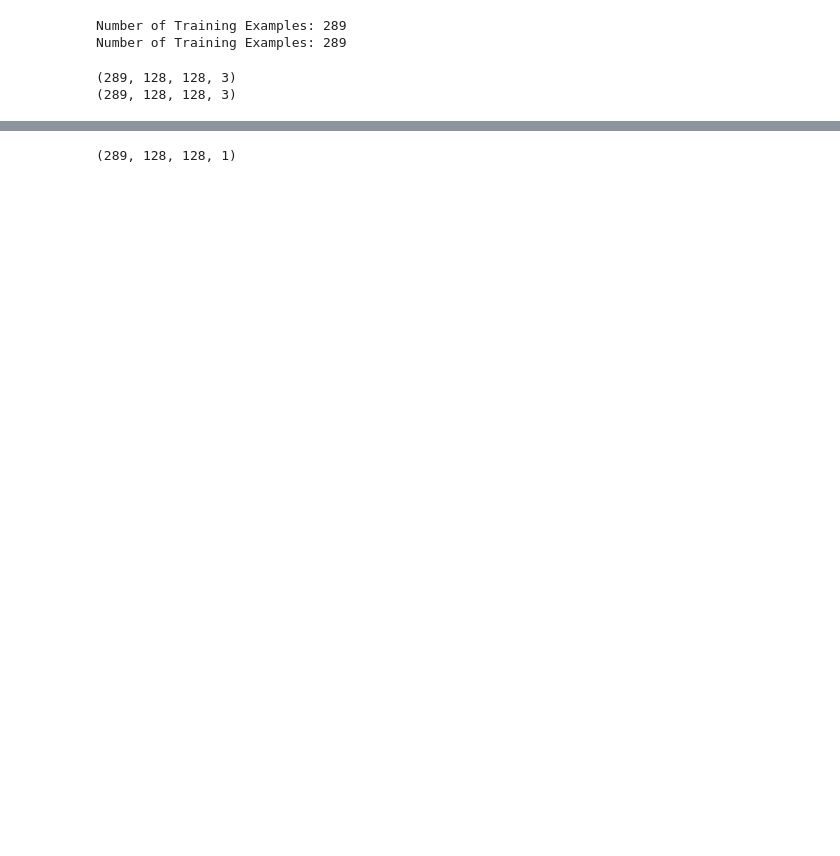
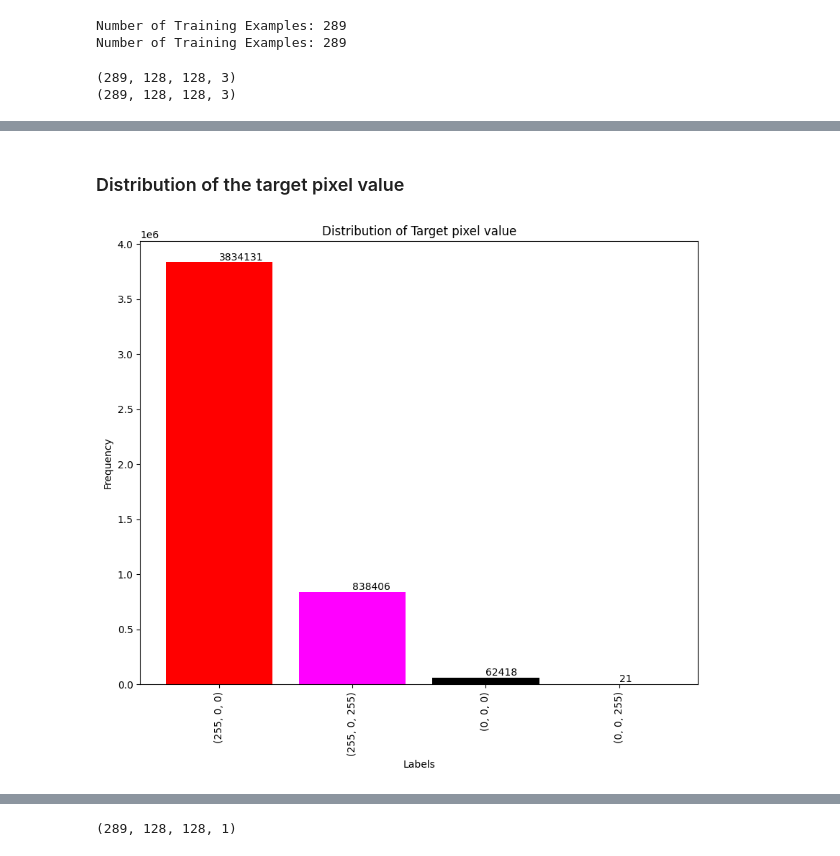
Before and after one commit to dut0817/roadsegmentation, a Jupyter notebook: roadsegmen.ipynb, the cells around one changed output, grey strips where cells are left out. Drawn from its saved outputs; the diff is of its cells as text; code cells hidden in the pictures; blank space fills up the shorter version.

```diff
--- a/roadsegmen.ipynb
+++ b/roadsegmen.ipynb
@@ -80,0 +139,44 @@ plt.show()
+# %% [markdown]
+### Distribution of the target pixel value
+# %%
+# Calculate the distribution of labels across all masks.
+label_counts = {}
+
+for target in targets:
+    # Flatten the target image to a 2D array and count the occurrences of each unique color.
+    unique, counts = np.unique(target.reshape(-1, target.shape[-1]), axis=0, return_counts=True)
+    for label, count in zip(unique, counts):
+        # Convert the label's color values to a tuple (immutable) to be used as dictionary keys.
+        label_tuple = tuple(label)
+        # Add the count to the label_counts dictionary, summing the frequencies if the label already exists.
+        label_counts[label_tuple] = label_counts.get(label_tuple, 0) + count
+
+# Extract the labels and their corresponding counts.
+labels = label_counts.keys()
+counts = label_counts.values()
+
+# Convert RGB values to a format compatible with matplotlib (normalized to [0, 1] range).
+colors = [(label[0]/255, label[1]/255, label[2]/255) for label in labels]
+
+# Convert label tuples to strings for plotting.
+labels = [str(label) for label in labels]
+indices = range(len(labels))
+
+# Create a bar chart with the label distribution.
+plt.figure(figsize=(10, 8))
+bars = plt.bar(indices, counts, color=colors)
+
+# Label the bars with the exact counts above them.
+for bar in bars:
+    yval = bar.get_height()
+    plt.text(bar.get_x() + bar.get_width()/2.0, yval, int(yval), va='bottom')  # Display the frequency as an integer.
+
+# Set the labels and title of the bar chart.
+plt.xlabel('Labels')
+plt.ylabel('Frequency')
+plt.title('Distribution of Target pixel value')
+plt.xticks(indices, labels, rotation='vertical')
+# Display the plot.
+plt.show()
+# %% [output]
+[figure, added]
```
Also changed, not shown: parts of 126 cells of this notebook.
